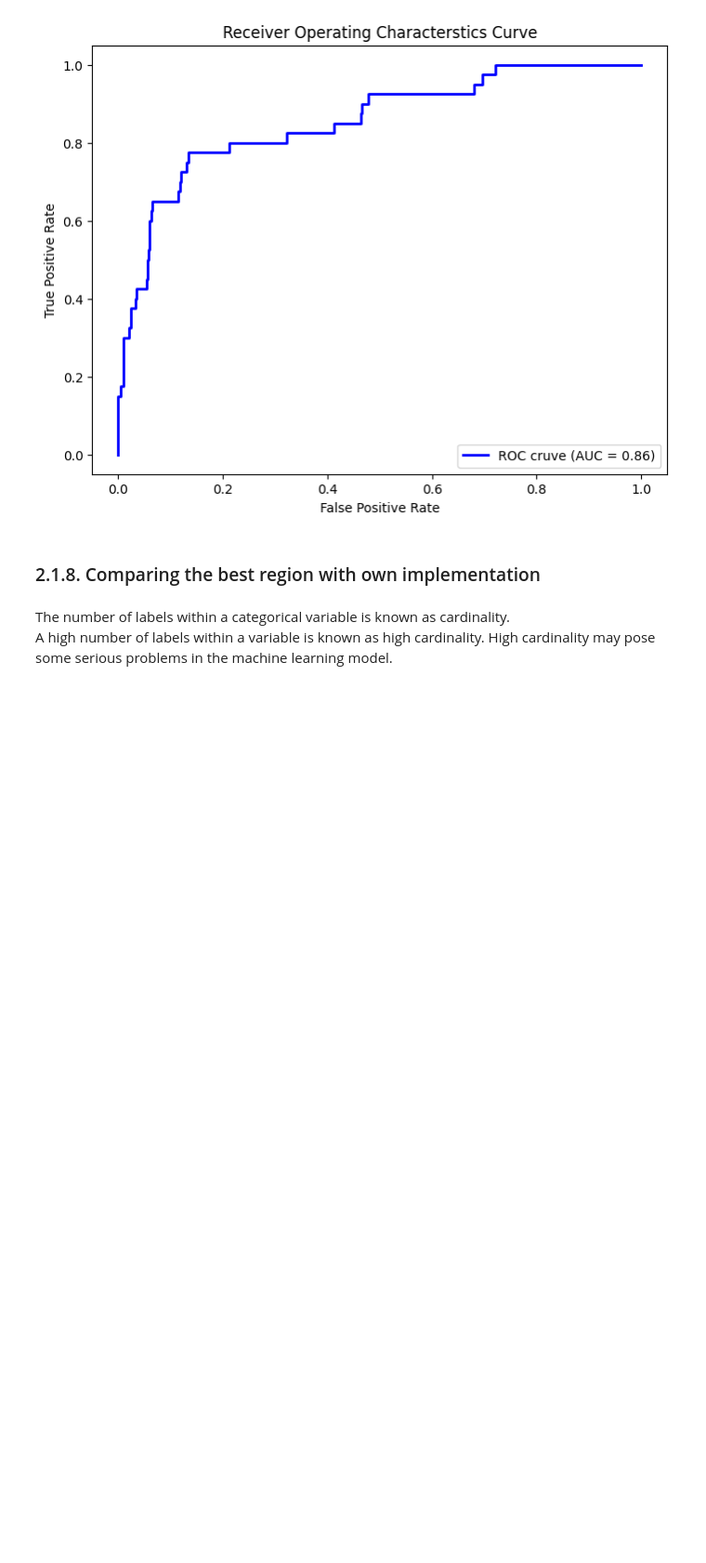
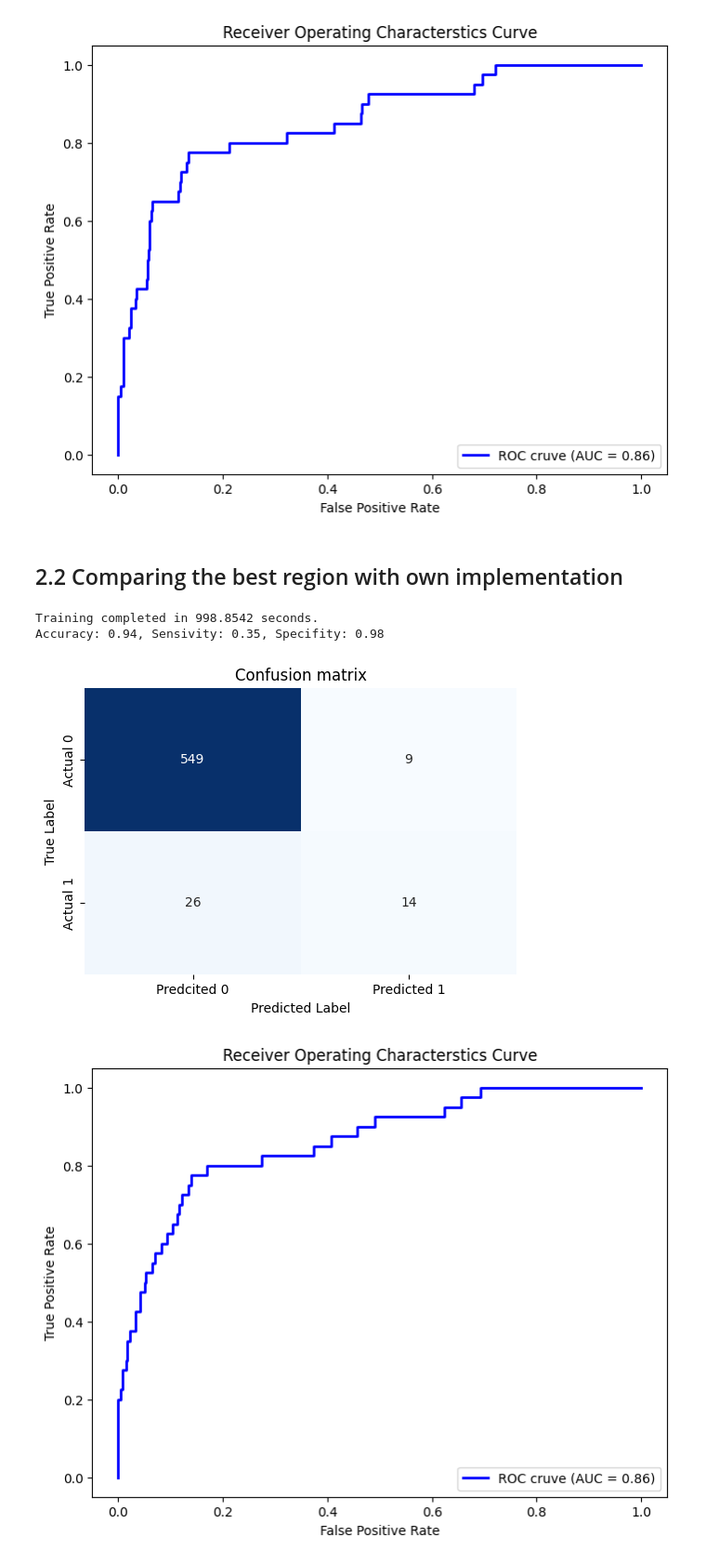
Before and after one commit to Rudobrody/Studies_AI_1_Term, a Jupyter notebook: PUM/LogisticRegression/Lab_Logistic_Regression.ipynb, the cells around one changed output. Shown: that part at 93% size. Cells and saved outputs as stored; diff of their text form; code cells hidden in the pictures; blank space fills up the shorter version.

Commit message:
Full example of logistic regression. Compare with dummy classifier based on dataset rain in Australia

```diff
--- a/PUM/LogisticRegression/Lab_Logistic_Regression.ipynb
+++ b/PUM/LogisticRegression/Lab_Logistic_Regression.ipynb
@@ -982,7 +984,19 @@ Accuracy: 0.94, Sensivity: 0.30, Specifity: 0.99
 [figure]
 [figure]
 # %% [markdown]
-### 2.1.8. Comparing the best region with own implementation
+## 2.2 Comparing the best region with own implementation
-# %% [markdown]
-The number of labels within a categorical variable is known as cardinality.
-A high number of labels within a variable is known as high cardinality. High cardinality may pose some serious problems in the machine learning model.
+# %%
+logistic_regression_solver = LogisticRegressionOwn()
+logistic_regression_solver.fit(region_data[best_region]['X_train'], region_data[best_region]['y_train'])
+y_pred = logistic_regression_solver.predict_binary_output(region_data[best_region]['X_test'])
+y_pred_proba = logistic_regression_solver.predict_probability_output(region_data[best_region]['X_test'])
+
+results_own = ResultsAnalyzes(region_data[best_region]['y_test'], y_pred)
+results_own.show_results()
+results_own.confusion_matrix()
+results_own.plot_ROC_curve(y_pred_proba)
+# %% [output]
+Training completed in 998.8542 seconds.
+Accuracy: 0.94, Sensivity: 0.35, Specifity: 0.98
+[figure, added]
+[figure, added]
```
Also changed, not shown: parts of 7 cells of this notebook.
